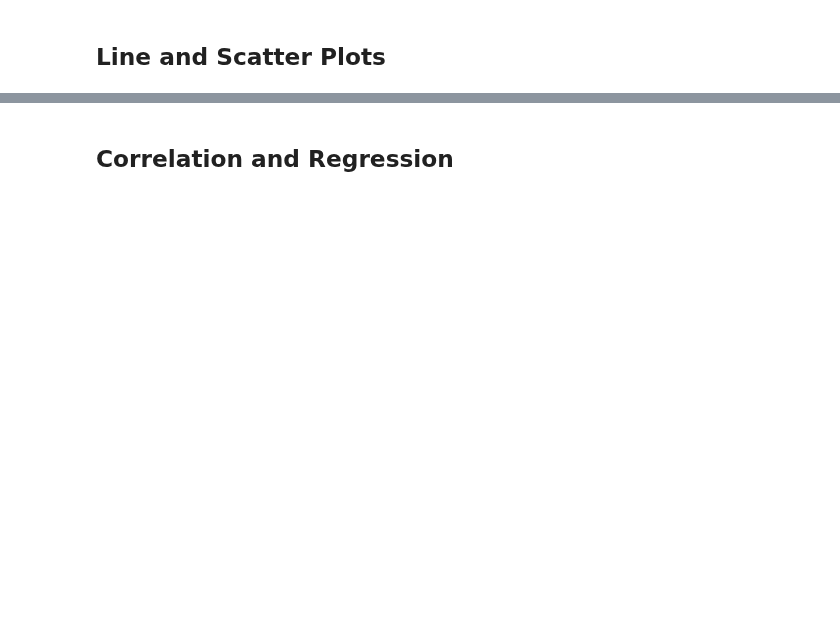
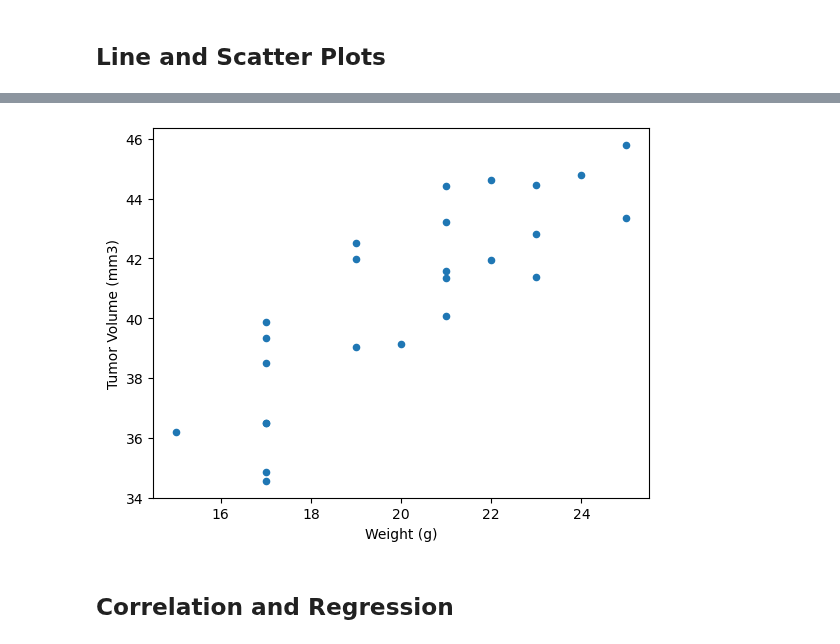
Before and after one commit to n-o-karma/matplotlib-challenge, a Jupyter notebook: pymaceuticals_starter.ipynb, the cells around one changed output, grey strips where cells are left out. Saved outputs shown, nothing was run; the diff lists cells and outputs as text; code cells hidden in the pictures; blank space fills up the shorter version.

```diff
--- a/pymaceuticals_starter.ipynb
+++ b/pymaceuticals_starter.ipynb
@@ -226,5 +259,11 @@ KeyError: 'Ramicane'
 # %%
 # Generate a scatter plot of mouse weight vs. the average observed tumor volume for the entire Capomulin regimen
+scatterdata = clean_data.loc[(clean_data['Drug Regimen'] == 'Capomulin'),:]
+scatterdata = scatterdata.groupby('Mouse ID')['Tumor Volume (mm3)','Weight (g)'].mean()
+scatterdata.plot(kind='scatter',x='Weight (g)',y='Tumor Volume (mm3)')
+plt.show()
+# %% [output]
+[figure, added]
 # %% [markdown]
 ## Correlation and Regression
 # %%
```
Also changed, not shown: parts of 9 cells of this notebook.
